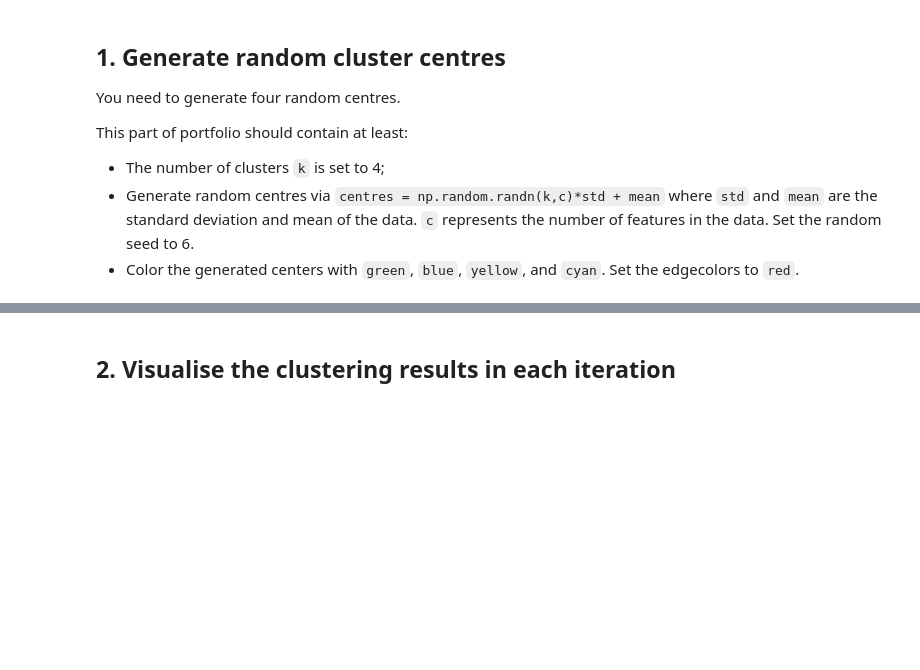
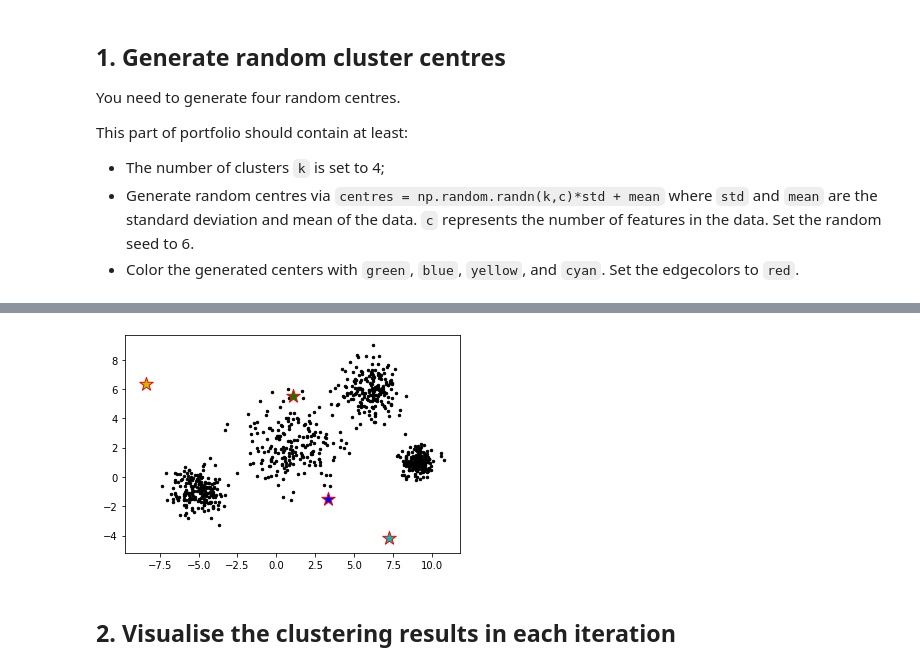
Before and after one commit to shubhamrana2374/Portfolio, a Jupyter notebook: Portfolio 3.ipynb, the cells around one changed output, grey strips where cells are left out. Saved outputs shown, nothing was run; the diff lists cells and outputs as text; code cells hidden in the pictures; blank space fills up the shorter version.

```diff
--- a/Portfolio 3.ipynb
+++ b/Portfolio 3.ipynb
@@ -63,0 +55,4 @@ plt.show()
+# %%
+k=4
+mean=data.mean()
+print ("The mean for the normalised data is:",mean)
@@ -63,0 +61,3 @@ plt.show()
+# %%
+std=np.std(data)
+print ("The standard deviation for the normalised data is:",std)
@@ -66,0 +70,4 @@ Random series has been generated and clusters are chosen 4 (k=4), n and c define
+# %%
+np.random.seed(6)
+centres = np.random.randn(k,2)*std + mean #centres variable stores value of the calculated centroids
+print(centres)
@@ -67,3 +85,13 @@ Random series has been generated and clusters are chosen 4 (k=4), n and c define
+# %%
+def gen_random_centres():
+    plt.scatter(data[:,0], data[:,1], s=6, c='k')
+    color_coding=['g','b','y','c']
+    for i in range(4):
+        color=color_coding[i]
+        plt.scatter(centres[i][0],centres[i][1],marker='*', s=200, c=color,edgecolor='r')
+gen_random_centres()
+# %% [output]
+[figure, added]
 # %% [markdown]
 ## 2. Visualise the clustering results in each iteration
 # %% [markdown]
```
Also changed, not shown: parts of 31 cells of this notebook.
